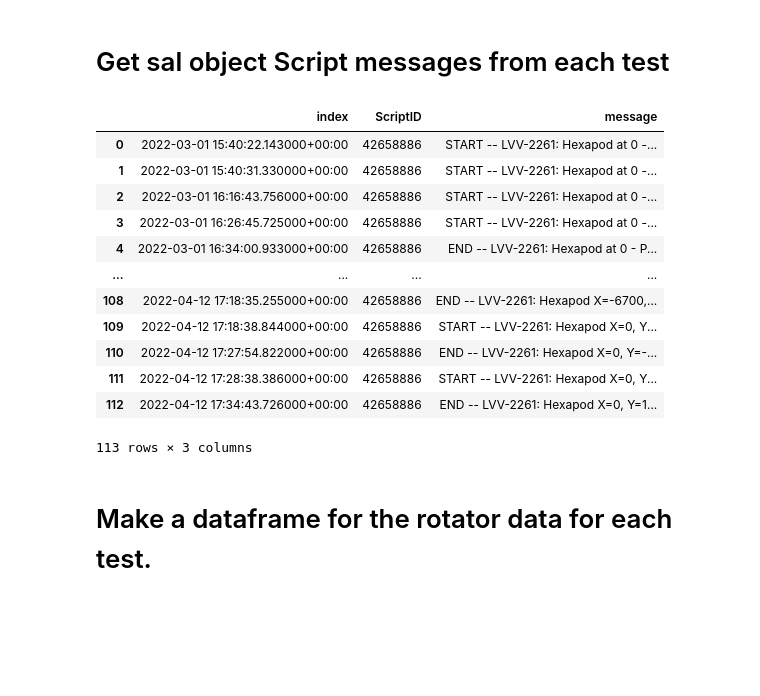
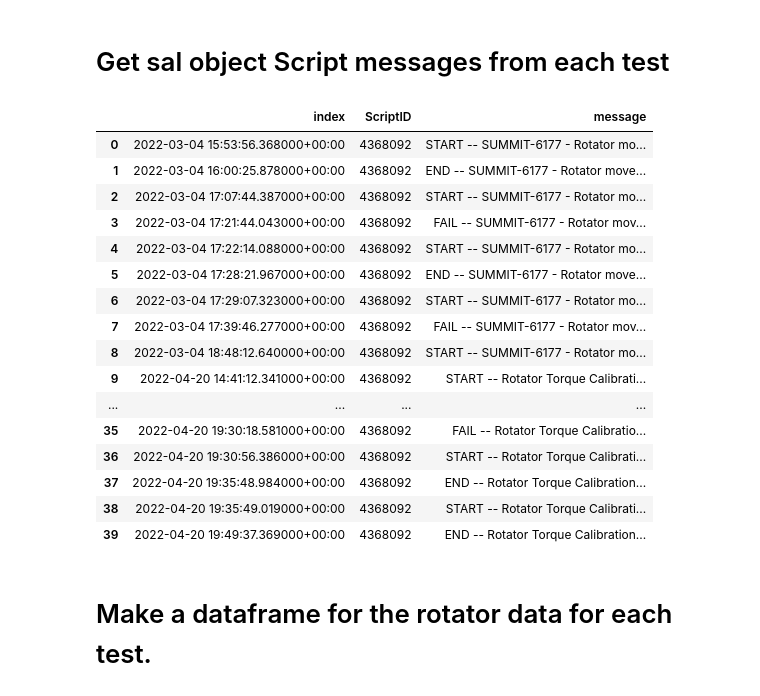
Before and after one commit to cwwalter/summit, a Jupyter notebook: Rotator Torque.ipynb, the cells around one changed output. Cells and saved outputs as stored; diff of their text form; code cells hidden in the pictures; blank space fills up the shorter version.

```diff
--- a/Rotator Torque.ipynb
+++ b/Rotator Torque.ipynb
@@ -84,14 +84,19 @@ t_end = Time('2022-04-30T00:00', scale='utc', format='isot')
 # %%
 summit = True
 efd_client = retrieve_efd_client(summit)
+
+# Specify here which ScriptID to use
+
+#script_id = 42658886
+script_id = 4368092
 # %%
-# Get all of the tests in the wide time period that used our ScriptID of 42658886
+# Get all of the tests in the wide time period that used our ScriptID
 # Also filter out the CSC start messages.
 
 messages = await efd_client.select_time_series(
         "lsst.sal.Script.logevent_logMessage",
         fields=['ScriptID','message'],
-        index = 42658886,
+        index = script_id,
         start=t_start,
         end=t_end)
 
@@ -100,23 +105,27 @@ messages.reset_index(inplace=True)
 # %%
 # Change display.max_rows to None to see all rows
 # Change display.max_colwidth to 400 to see whole line
 
-with pd.option_context('display.max_rows', 10, 'display.max_colwidth', 120):
+with pd.option_context('display.max_rows', 50, 'display.max_colwidth', 120):
     display(messages)
 # %% [output]
 |  | index | ScriptID | message |
-| 0 | 2022-03-01 15:40:22.143000+00:00 | 42658886 | START -- LVV-2261: Hexapod at 0 -... |
-| 1 | 2022-03-01 15:40:31.330000+00:00 | 42658886 | START -- LVV-2261: Hexapod at 0 -... |
-| 2 | 2022-03-01 16:16:43.756000+00:00 | 42658886 | START -- LVV-2261: Hexapod at 0 -... |
-| 3 | 2022-03-01 16:26:45.725000+00:00 | 42658886 | START -- LVV-2261: Hexapod at 0 -... |
-| 4 | 2022-03-01 16:34:00.933000+00:00 | 42658886 | END -- LVV-2261: Hexapod at 0 - P... |
+| 0 | 2022-03-04 15:53:56.368000+00:00 | 4368092 | START -- SUMMIT-6177 - Rotator mo... |
+| 1 | 2022-03-04 16:00:25.878000+00:00 | 4368092 | END -- SUMMIT-6177 - Rotator move... |
+| 2 | 2022-03-04 17:07:44.387000+00:00 | 4368092 | START -- SUMMIT-6177 - Rotator mo... |
+| 3 | 2022-03-04 17:21:44.043000+00:00 | 4368092 | FAIL -- SUMMIT-6177 - Rotator mov... |
+| 4 | 2022-03-04 17:22:14.088000+00:00 | 4368092 | START -- SUMMIT-6177 - Rotator mo... |
+| 5 | 2022-03-04 17:28:21.967000+00:00 | 4368092 | END -- SUMMIT-6177 - Rotator move... |
+| 6 | 2022-03-04 17:29:07.323000+00:00 | 4368092 | START -- SUMMIT-6177 - Rotator mo... |
+| 7 | 2022-03-04 17:39:46.277000+00:00 | 4368092 | FAIL -- SUMMIT-6177 - Rotator mov... |
+| 8 | 2022-03-04 18:48:12.640000+00:00 | 4368092 | START -- SUMMIT-6177 - Rotator mo... |
+| 9 | 2022-04-20 14:41:12.341000+00:00 | 4368092 | START -- Rotator Torque Calibrati... |
 | ... | ... | ... | ... |
-| 108 | 2022-04-12 17:18:35.255000+00:00 | 42658886 | END -- LVV-2261: Hexapod X=-6700,... |
-| 109 | 2022-04-12 17:18:38.844000+00:00 | 42658886 | START -- LVV-2261: Hexapod X=0, Y... |
-| 110 | 2022-04-12 17:27:54.822000+00:00 | 42658886 | END -- LVV-2261: Hexapod X=0, Y=-... |
-| 111 | 2022-04-12 17:28:38.386000+00:00 | 42658886 | START -- LVV-2261: Hexapod X=0, Y... |
-| 112 | 2022-04-12 17:34:43.726000+00:00 | 42658886 | END -- LVV-2261: Hexapod X=0, Y=1... |
+| 35 | 2022-04-20 19:30:18.581000+00:00 | 4368092 | FAIL -- Rotator Torque Calibratio... |
+| 36 | 2022-04-20 19:30:56.386000+00:00 | 4368092 | START -- Rotator Torque Calibrati... |
+| 37 | 2022-04-20 19:35:48.984000+00:00 | 4368092 | END -- Rotator Torque Calibration... |
+| 38 | 2022-04-20 19:35:49.019000+00:00 | 4368092 | START -- Rotator Torque Calibrati... |
+| 39 | 2022-04-20 19:49:37.369000+00:00 | 4368092 | END -- Rotator Torque Calibration... |
-113 rows × 3 columns
 # %% [markdown]
 # Make a dataframe for the rotator data for each test.
 # %%
```
Also changed, not shown: parts of 11 cells of this notebook.
